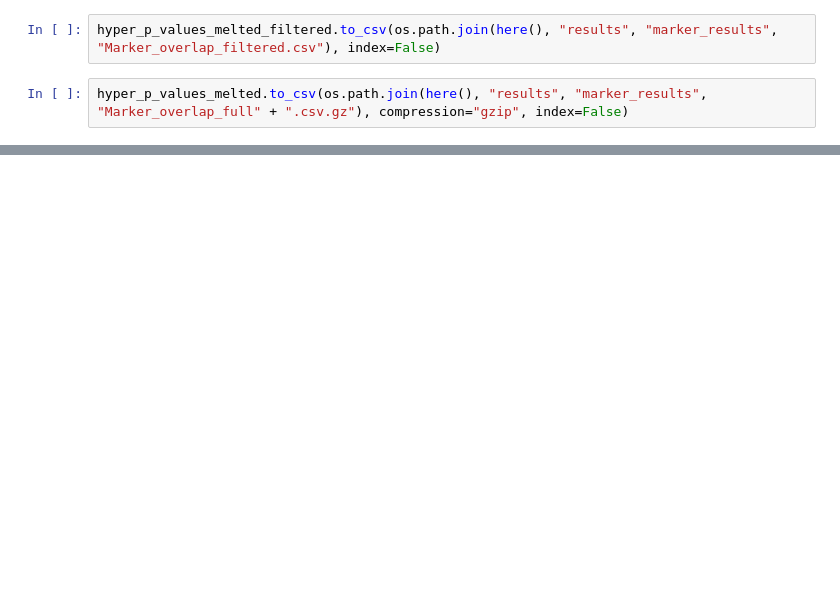
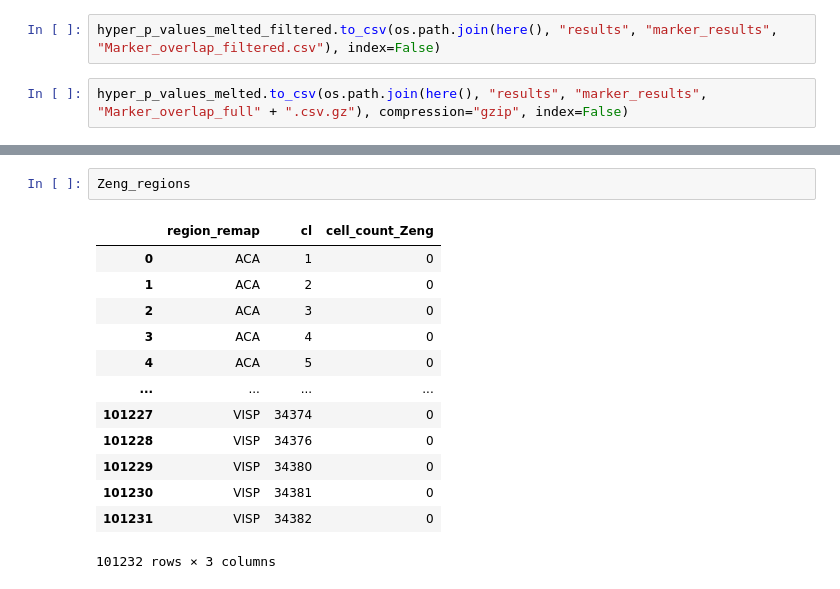
Before and after one commit to gillislab/mouse_brain_cluster_replicability, a Jupyter notebook: python_notebooks/Marker_set_intersections.ipynb, the cells around one changed output, grey strips where cells are left out. Drawn from its saved outputs; the diff is of its cells as text; blank space fills up the shorter version.

```diff
--- a/python_notebooks/Marker_set_intersections.ipynb
+++ b/python_notebooks/Marker_set_intersections.ipynb
@@ -434,0 +527,16 @@ hyper_p_values_melted.to_csv(os.path.join(here(), "results", "marker_results", "
+# %%
+Zeng_regions
+# %% [output]
+|  | region_remap | cl | cell_count_Zeng |
+| 0 | ACA | 1 | 0 |
+| 1 | ACA | 2 | 0 |
+| 2 | ACA | 3 | 0 |
+| 3 | ACA | 4 | 0 |
+| 4 | ACA | 5 | 0 |
+| ... | ... | ... | ... |
+| 101227 | VISP | 34374 | 0 |
+| 101228 | VISP | 34376 | 0 |
+| 101229 | VISP | 34380 | 0 |
+| 101230 | VISP | 34381 | 0 |
+| 101231 | VISP | 34382 | 0 |
+101232 rows × 3 columns
```
Also changed, not shown: parts of 26 cells of this notebook, 1 other file.
